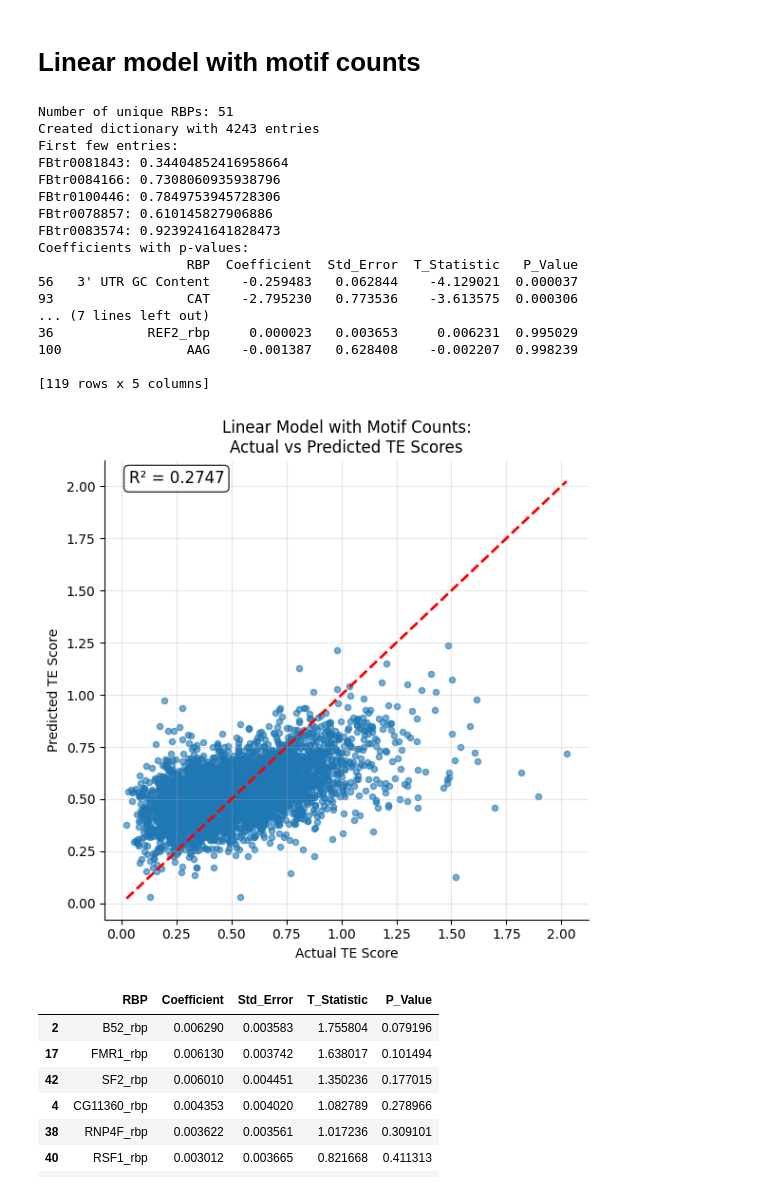
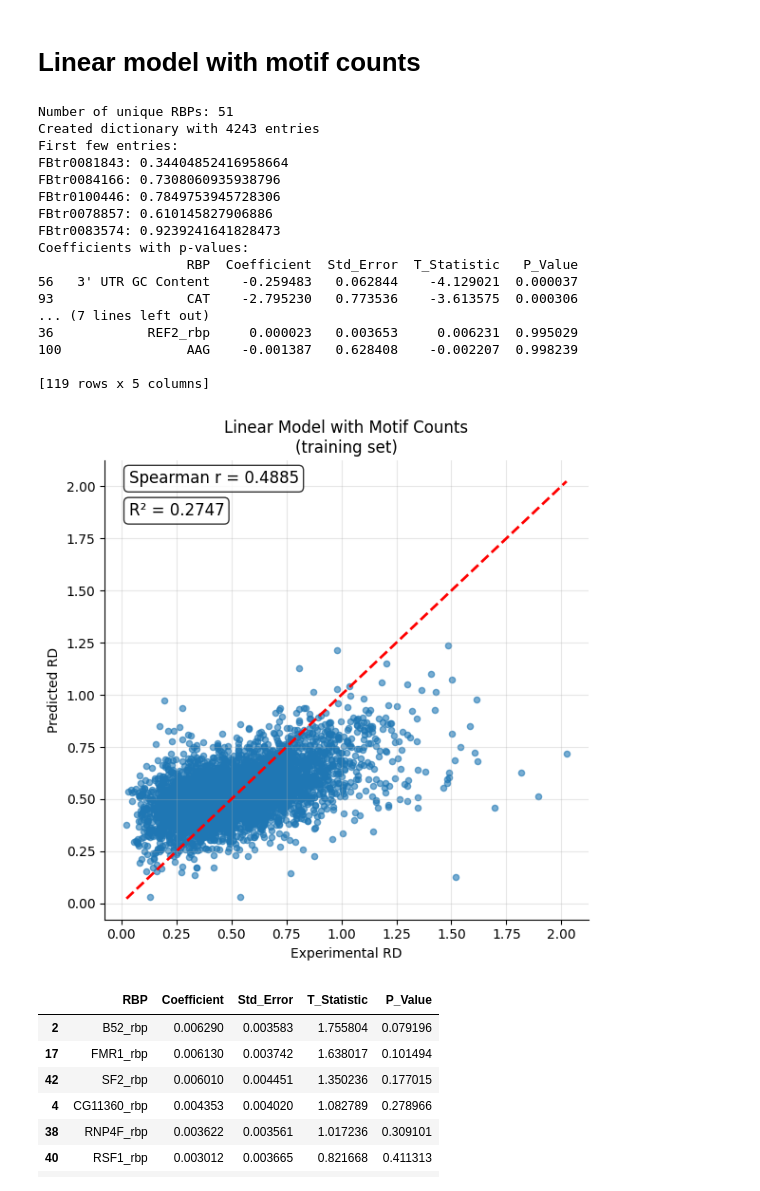
Before and after one commit to ManchesterBioinference/mRNA_LLM, a Jupyter notebook: notebooks/explorativeJupyterNotebooks/createFigures.ipynb, the cells around one changed output. Drawn from its saved outputs; the diff is of its cells as text; code cells hidden in the pictures.

```diff
--- a/notebooks/explorativeJupyterNotebooks/createFigures.ipynb
+++ b/notebooks/explorativeJupyterNotebooks/createFigures.ipynb
@@ -122,8 +122,13 @@ from Bio import SeqIO
 import pandas as pd
 import os
 
-# Read the file, skipping the first two lines that start with #
-df = pd.read_csv('output/mast_out/train_mast_results.txt', sep='\s+', skiprows=2, skipfooter=1, engine='python')
+try:
+    # Read the file, skipping the first two lines that start with #
+    df = pd.read_csv('output/mast_out/train_mast_results.txt', sep='\s+', skiprows=2, skipfooter=1, engine='python')
+except:
+    os.chdir('../..')
+    df = pd.read_csv('output/mast_out/train_mast_results.txt', sep='\s+', skiprows=2, skipfooter=1, engine='python')
+
 df.columns = ['sequence_name', 'strand', 'id', 'alt_id', 'hit_start','hit_end','score','p_value']
 
 # Count unique RBPs in alt_id column
@@ -244,43 +249,49 @@ import matplotlib.pyplot as plt
 plt.figure(figsize=(6, 6))
 plt.scatter(y, y_pred, alpha=0.6, s=20)
 plt.plot([y.min(), y.max()], [y.min(), y.max()], 'r--', lw=2, label='Perfect prediction')
-plt.xlabel('Actual TE Score')
-plt.ylabel('Predicted TE Score')
-plt.title('Linear Model with Motif Counts:\nActual vs Predicted TE Scores')
+plt.xlabel('Experimental RD')
+plt.ylabel('Predicted RD')
+plt.title('Linear Model with Motif Counts\n(training set)')
 #plt.legend()
 plt.grid(True, alpha=0.3)
 
+# Add spearman correlation coefficient to the plot
+spearman_corr, _ = stats.spearmanr(y, y_pred)
+plt.text(0.05, 0.95, f'Spearman r = {spearman_corr:.4f}',
+         transform=plt.gca().transAxes, fontsize=12,
+         bbox=dict(boxstyle='round', facecolor='white', alpha=0.8))
+
 # Add R² score to the plot
-plt.text(0.05, 0.95, f'R² = {r2_score(y, y_pred):.4f}',
+plt.text(0.05, 0.88, f'R² = {r2_score(y, y_pred):.4f}',
          transform=plt.gca().transAxes, fontsize=12,
          bbox=dict(boxstyle='round', facecolor='white', alpha=0.8))
 
 plt.tight_layout()
 # Remove top and right spines to show only x and y axes
 ax = plt.gca()
 ax.spines['top'].set_visible(False)
 ax.spines['right'].set_visible(False)
 plt.savefig('figures/linearModel_motifCounts_actual_vs_predicted_TE_scores.svg')
 plt.show()
 # %% [output]
 Number of unique RBPs: 51
 Created dictionary with 4243 entries
 First few entries:
 FBtr0081843: 0.34404852416958664
 FBtr0084166: 0.7308060935938796
 FBtr0100446: 0.7849753945728306
 FBtr0078857: 0.610145827906886
 FBtr0083574: 0.9239241641828473
 Coefficients with p-values:
                    RBP  Coefficient  Std_Error  T_Statistic   P_Value
 56   3' UTR GC Content    -0.259483   0.062844    -4.129021  0.000037
 93                 CAT    -2.795230   0.773536    -3.613575  0.000306
 ... (7 lines left out)
 36            REF2_rbp     0.000023   0.003653     0.006231  0.995029
 100                AAG    -0.001387   0.628408    -0.002207  0.998239
 
 [119 rows x 5 columns]
-[figure, old version]
+[figure, new version]
 # %%
 results_df_sorted[results_df_sorted['RBP'].str.contains('_rbp')]
 # %% [output]
```
Also changed, not shown: parts of 4 cells of this notebook, 28 other files.
